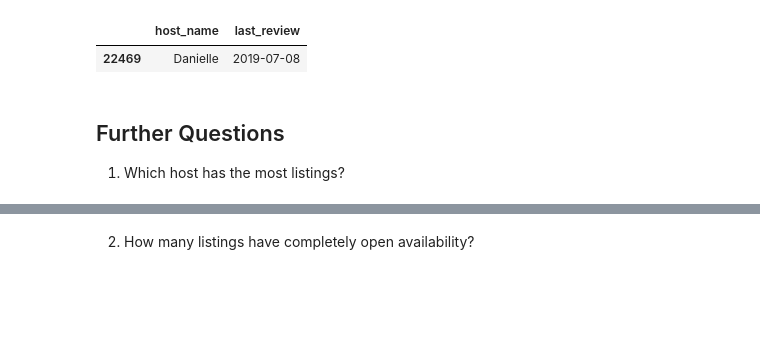
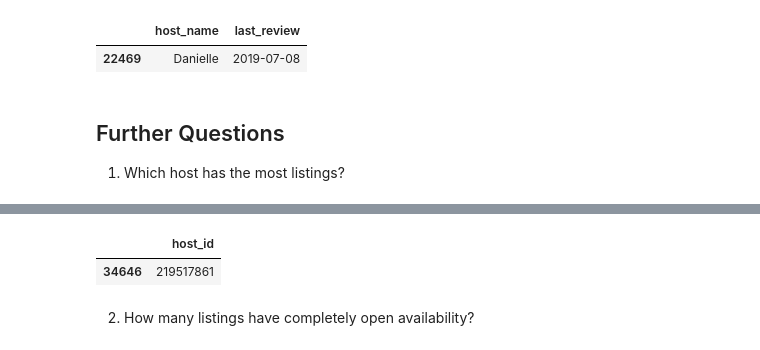
Before and after one commit to cstevenson7/pandas-w8-d5-air-bnb, a Jupyter notebook: AirBnB Case Study Project Jupyter notebook.ipynb, the cells around one changed output, grey strips where cells are left out. Drawn from its saved outputs; the diff is of its cells as text; code cells hidden in the pictures; blank space fills up the shorter version.

```diff
--- a/AirBnB Case Study Project Jupyter notebook.ipynb
+++ b/AirBnB Case Study Project Jupyter notebook.ipynb
@@ -205,3 +183,12 @@ air_bnb.groupby(['host_id']).count().sort_values('id').groupby(level=0).tail(1)
+# %%
+count_host_id = air_bnb.groupby(['host_id'], as_index = False).count()
+
+count_host_id
+sorted_count_host_id  = count_host_id.sort_values('id', kind = 'mergesort', ascending = False)[['host_id']]
+sorted_count_host_id.head(1)
+# %% [output]
+|  | host_id |
+| 34646 | 219517861 |
 # %% [markdown]
 2. How many listings have completely open availability?
 # %%
```
Also changed, not shown: parts of 4 cells of this notebook.
